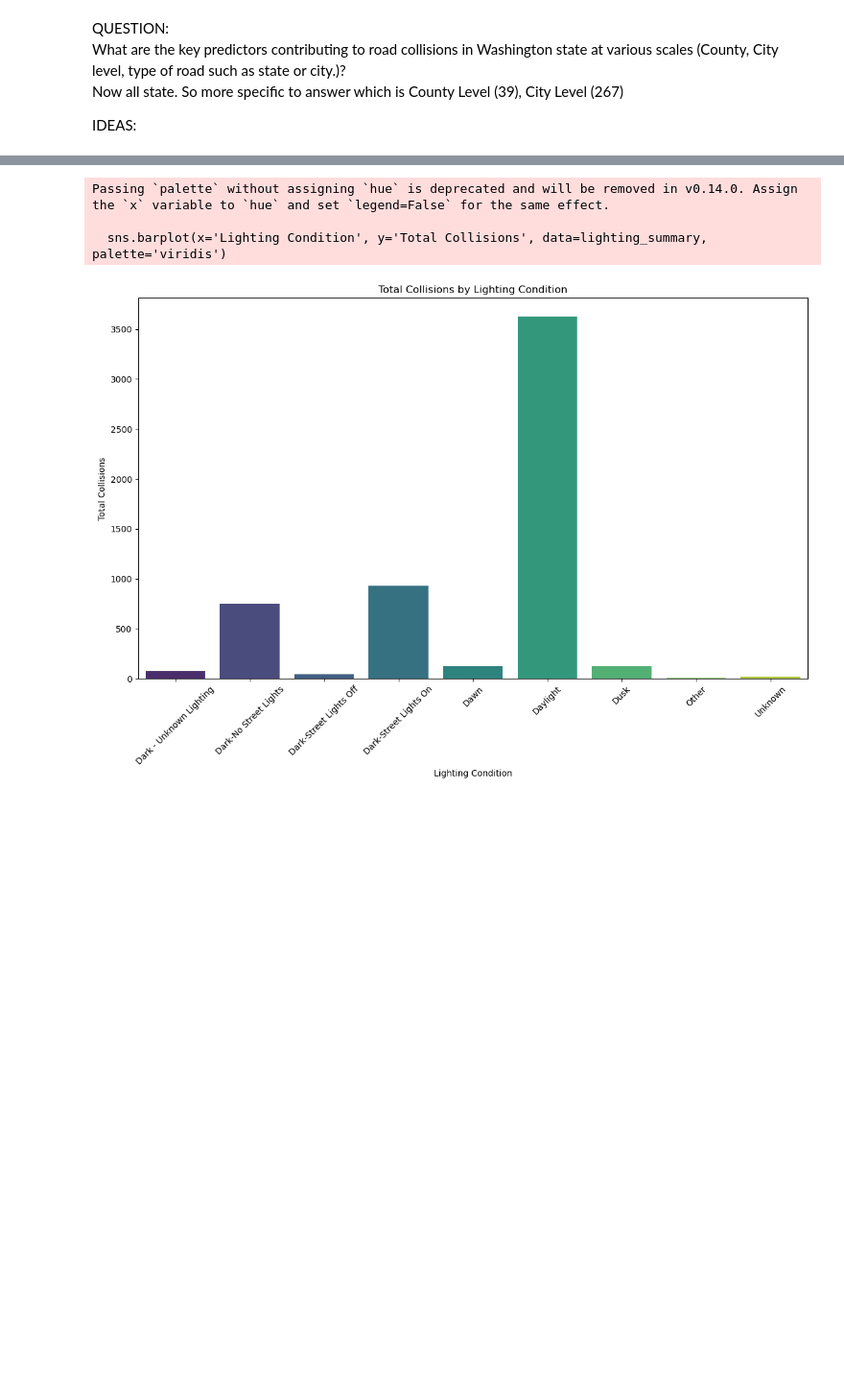
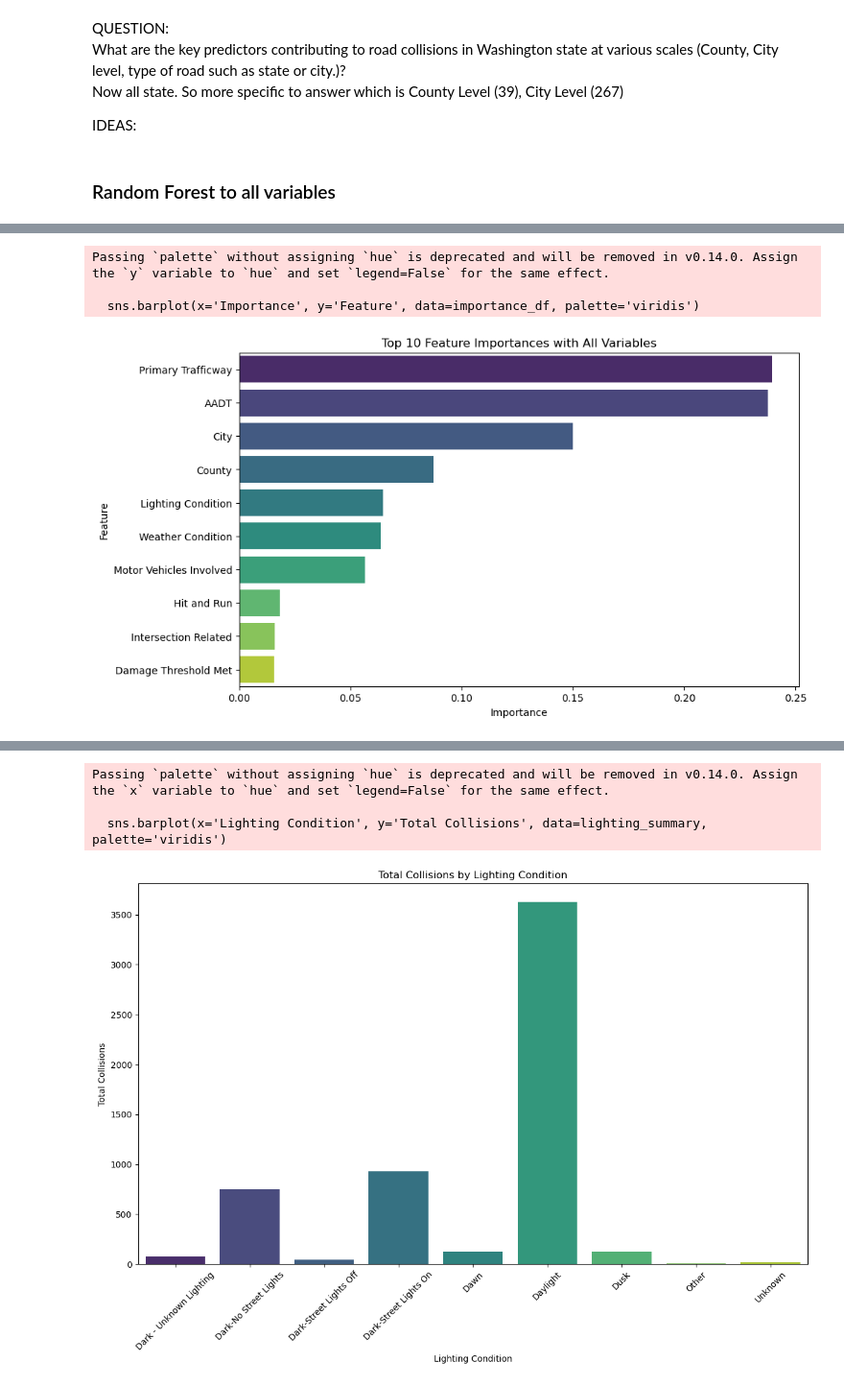
Before and after one commit to anasfathul/ECON481_FinalProject, a Jupyter notebook: AnasFathul_Analysis.ipynb, the cells around one changed output, grey strips where cells are left out. Shown: that part at 96% size. Cells and saved outputs as stored; diff of their text form; code cells hidden in the pictures; blank space fills up the shorter version.

Commit message:
upload random forest

```diff
--- a/AnasFathul_Analysis.ipynb
+++ b/AnasFathul_Analysis.ipynb
@@ -81,3 +53,79 @@ IDEAS:
 # Random Forest
 # Model would look like by using Injury Severity(5 level) or Damage Threshold Met
 # Unknown Injury Collision, No Injury Collision, Minor Injury Collision, Serious Injury Collision, Fatal Collision
+# %% [markdown]
+### Random Forest to all variables
+# %%
+import pandas as pd
+from sklearn.ensemble import RandomForestClassifier
+from sklearn.model_selection import train_test_split
+from sklearn.preprocessing import LabelEncoder
+from sklearn.metrics import classification_report, confusion_matrix
+import matplotlib.pyplot as plt
+import seaborn as sns
+
+# Load the dataset
+car_crash_data = pd.read_csv('Car_Crash_Cleaned_AADT.csv')
+
+# Filter if needed
+#car_crash_data = car_crash_data[(car_crash_data["County"] == "King") & (car_crash_data["City"] == "Seattle")]
+
+# Convert the "Collision Date" column to datetime
+car_crash_data['Collision Date'] = pd.to_datetime(car_crash_data['Collision Date'], errors='coerce')
+
+# Dropping specified columns
+columns_to_drop = [
+    'Primary Road Number', 'Secondary Trafficway',
+    'Secondary Road Number', 'Block Number', 'Mile Post',
+    'Object Struck', 'Associated State Road Number'
+]
+car_crash_data_cleaned = car_crash_data.drop(columns=columns_to_drop)
+
+# Encoding categorical variables
+label_encoder = LabelEncoder()
+for column in ['Weather Condition', 'Lighting Condition', 'Jurisdiction',
+               'Agency', 'Primary Trafficway', 'City', 'County']:
+    car_crash_data_cleaned[column] = label_encoder.fit_transform(car_crash_data_cleaned[column])
+
+# Features and target variable
+X = car_crash_data_cleaned.drop(columns=['Collision Report Number', 'Collision Date', 'Injury Severity'])
+y = car_crash_data_cleaned['Injury Severity']
+
+# Encode target variable
+y = label_encoder.fit_transform(y)
+
+# Split the data into training and testing sets
+X_train, X_test, y_train, y_test = train_test_split(X, y, test_size=0.2, random_state=42)
+
+# Build a Random Forest Classifier
+rf_classifier = RandomForestClassifier(n_estimators=100, random_state=42)
+rf_classifier.fit(X_train, y_train)
+
+# Make predictions
+y_pred = rf_classifier.predict(X_test)
+
+# Evaluation
+classification_rep = classification_report(y_test, y_pred)
+confusion_mat = confusion_matrix(y_test, y_pred)
+
+# Get feature importances
+feature_importances = rf_classifier.feature_importances_
+feature_names = X.columns
+
+# Create a DataFrame for the feature importances
+importance_df = pd.DataFrame({'Feature': feature_names, 'Importance': feature_importances})
+importance_df = importance_df.sort_values(by='Importance', ascending=False).head(10)
+
+# Print evaluation metrics
+print("Classification Report:\n", classification_rep)
+print("Confusion Matrix:\n", confusion_mat)
+print("Top 5 Feature Importances:\n", importance_df)
+
+# Visualizing feature importances
+plt.figure(figsize=(10, 6))
+sns.barplot(x='Importance', y='Feature', data=importance_df, palette='viridis')
+plt.title('Top 10 Feature Importances')
+plt.xlabel('Importance')
+plt.ylabel('Feature')
+plt.show()
+# %% [output]
@@ -83,0 +149,4 @@ IDEAS:
+Passing `palette` without assigning `hue` is deprecated and will be removed in v0.14.0. Assign the `y` variable to `hue` and set `legend=False` for the same effect.
+
+  sns.barplot(x='Importance', y='Feature', data=importance_df, palette='viridis')
+[figure, added]
```
Also changed, not shown: parts of 15 cells of this notebook, 3 other files.
